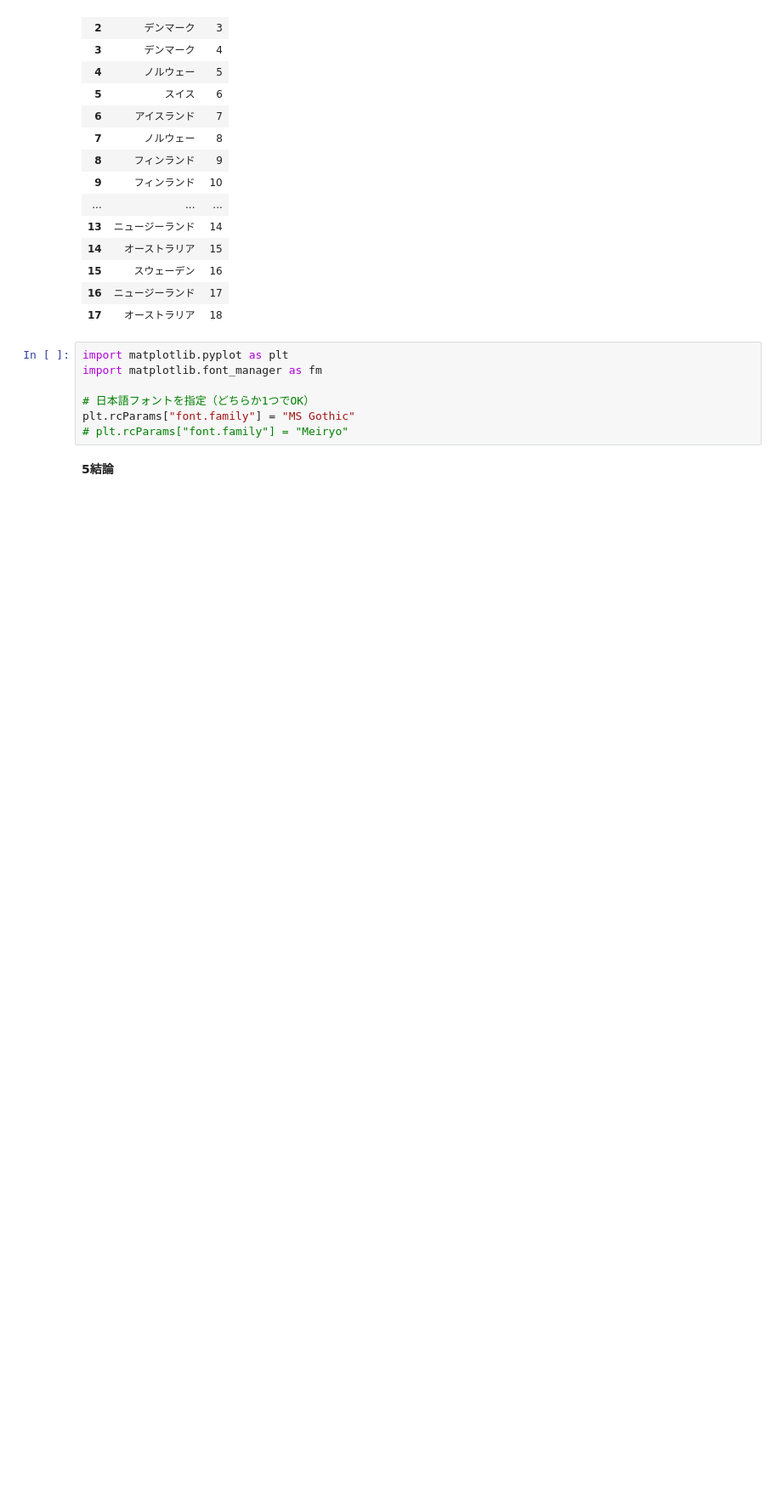
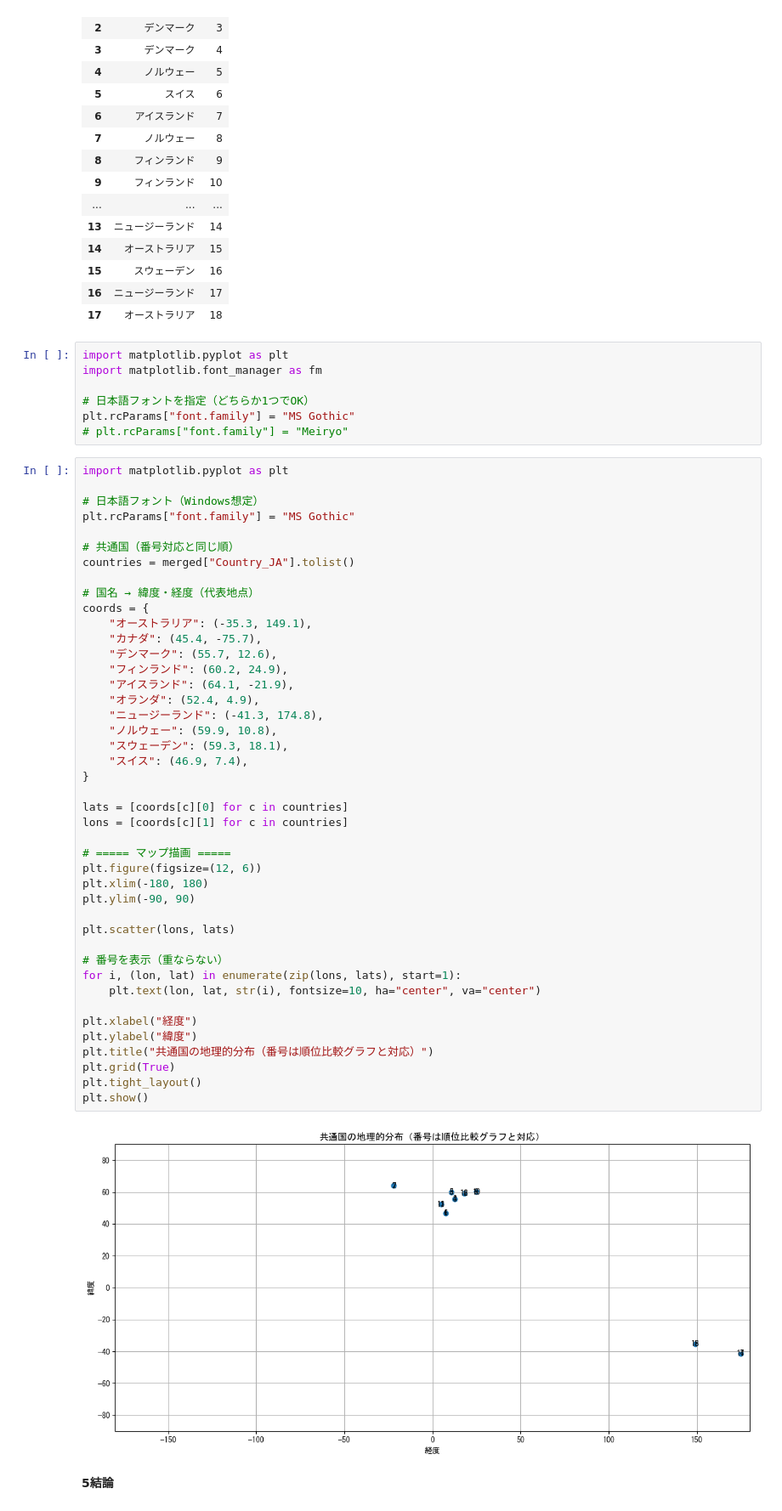
Before and after one commit to a250819a-crypto/me, a Jupyter notebook: week14/part2.ipynb, the cells around one changed output. Shown at 85% size. Drawn from its saved outputs; the diff is of its cells as text; blank space fills up the shorter version.

```diff
--- a/week14/part2.ipynb
+++ b/week14/part2.ipynb
@@ -485,6 +485,51 @@ import matplotlib.font_manager as fm
 # 日本語フォントを指定（どちらか1つでOK）
 plt.rcParams["font.family"] = "MS Gothic"
 # plt.rcParams["font.family"] = "Meiryo"
+# %%
+import matplotlib.pyplot as plt
+
+# 日本語フォント（Windows想定）
+plt.rcParams["font.family"] = "MS Gothic"
+
+# 共通国（番号対応と同じ順）
+countries = merged["Country_JA"].tolist()
+
+# 国名 → 緯度・経度（代表地点）
+coords = {
+    "オーストラリア": (-35.3, 149.1),
+    "カナダ": (45.4, -75.7),
+    "デンマーク": (55.7, 12.6),
+    "フィンランド": (60.2, 24.9),
+    "アイスランド": (64.1, -21.9),
+    "オランダ": (52.4, 4.9),
+    "ニュージーランド": (-41.3, 174.8),
+    "ノルウェー": (59.9, 10.8),
+    "スウェーデン": (59.3, 18.1),
+    "スイス": (46.9, 7.4),
+}
+
+lats = [coords[c][0] for c in countries]
+lons = [coords[c][1] for c in countries]
+
+# ===== マップ描画 =====
+plt.figure(figsize=(12, 6))
+plt.xlim(-180, 180)
+plt.ylim(-90, 90)
+
+plt.scatter(lons, lats)
+
+# 番号を表示（重ならない）
+for i, (lon, lat) in enumerate(zip(lons, lats), start=1):
+    plt.text(lon, lat, str(i), fontsize=10, ha="center", va="center")
+
+plt.xlabel("経度")
+plt.ylabel("緯度")
+plt.title("共通国の地理的分布（番号は順位比較グラフと対応）")
+plt.grid(True)
+plt.tight_layout()
+plt.show()
+# %% [output]
+[figure, added]
 # %% [markdown]
 **5結論**
 # %% [markdown]
```
Also changed, not shown: parts of 1 cell of this notebook.
